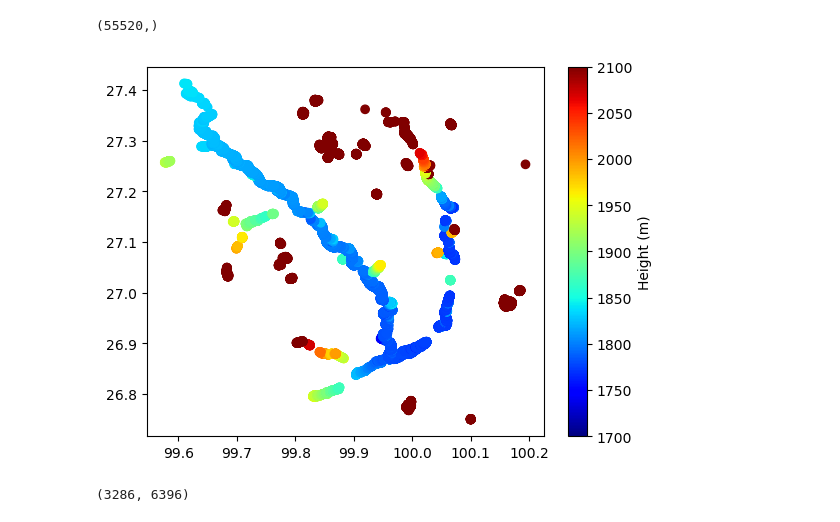
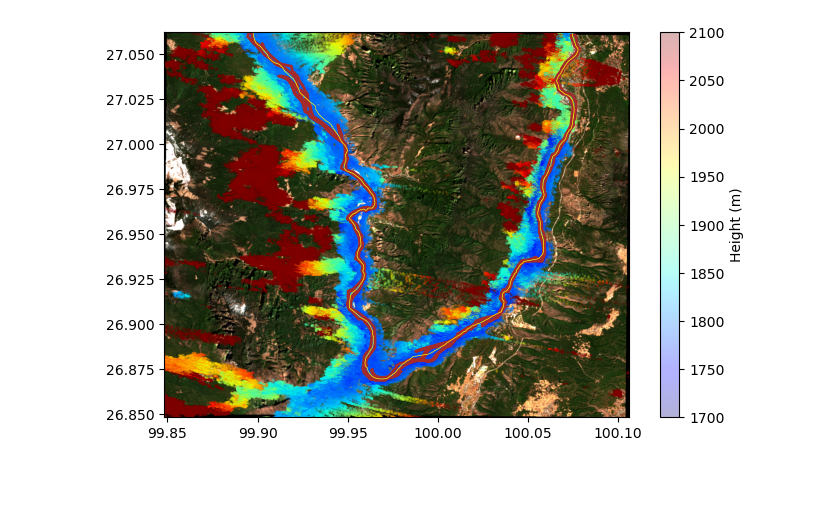
Before and after one commit to xinluo2018/swot-tool, a Jupyter notebook: notebooks/5_jinsha_river_pixc.ipynb, the cells around one changed output. Cells and saved outputs as stored; diff of their text form; code cells hidden in the pictures; blank space fills up the shorter version.

```diff
--- a/notebooks/5_jinsha_river_pixc.ipynb
+++ b/notebooks/5_jinsha_river_pixc.ipynb
@@ -10,3 +11,5 @@ import matplotlib.pyplot as plt
 # %%
 dir_save_pixc = 'data/jinsha_river/pixc'
-path_dianchi_vec = 'data/jinsha_river/dianchi_vector.gpkg'
+path_jinsha_vec = 'data/jinsha_river/jinsha_vector.gpkg'
+path_rsimg = 'data/rsimg/jinsha_s2_20240302_wgs84.tif'
+path_jinsha_centerline_vec = 'data/jinsha_river/jinsha_sword_reaches_v16.gpkg'
@@ -13,6 +18,7 @@ path_dianchi_vec = 'data/jinsha_river/dianchi_vector.gpkg'
 # %%
 ## Check original .nc raster file.
 paths_file = [os.path.join(dir_save_pixc, file) for file in os.listdir(dir_save_pixc) if 'PIXC_' in file and '.nc' in file]
+paths_file = sorted(paths_file)
 print(paths_file[0])
 pixc_nc = xr.open_dataset(paths_file[0], group='pixel_cloud')
 pixc_nc
@@ -36,2 +42,10 @@ Data variables: (12/61)
     num_azimuth_looks:           7.0
     azimuth_offset:              3
+# %%
+rsimg_io = readTiff(path_rsimg)
+## read water body vector file of the river.
+jinsha_gpd = gpd.read_file(path_jinsha_vec)
+jinsha_gpd
+## read river centerline.
+jinsha_centerline_gpd = gpd.read_file(path_jinsha_centerline_vec)
+jinsha_centerline_gpd.head()
@@ -38,10 +59,13 @@ Data variables: (12/61)
 # %%
 # mask to get good water pixels
-mask = np.where(np.logical_and(pixc_nc.classification > 2, pixc_nc.geolocation_qual <= 64))
-print(mask[0].shape)
-plt.scatter(x=pixc_nc.longitude[mask], y=pixc_nc.latitude[mask], c=pixc_nc.height[mask], cmap='jet')
+# mask = np.where(np.logical_and(pixc_nc.classification > 2, pixc_nc.geolocation_qual <= 4096))
+# print(mask[0].shape)
+fig, ax = plt.subplots(figsize=(8,5))
+plt.scatter(x=pixc_nc.longitude, y=pixc_nc.latitude, c=pixc_nc.height, s=0.1, cmap='jet', alpha=0.3)
+jinsha_gpd.plot(ax=ax, edgecolor='Brown', facecolor='none', linewidth=2)
+jinsha_centerline_gpd.plot(ax=ax, edgecolor='yellow', facecolor='none', linewidth=0.5)
+imgShow(rsimg_io.array, extent=rsimg_io.geoextent, ax=ax)
 plt.clim((1700, 2100))
 plt.colorbar().set_label('Height (m)')
 # %% [output]
-(55520,)
-[figure, old version]
+[figure, new version]
@@ -61,8 +71,0 @@ def toslant(pixc, key='height'):
-# %%
-height = toslant(pixc_nc, key='height')
-geoloc_qual = toslant(pixc_nc, key='geolocation_qual')
-lat = toslant(pixc_nc, key='latitude')
-lon = toslant(pixc_nc, key='longitude')
-print(height.shape)
-# %% [output]
-(3286, 6396)
```
Also changed, not shown: parts of 11 cells of this notebook, 12 other files.
